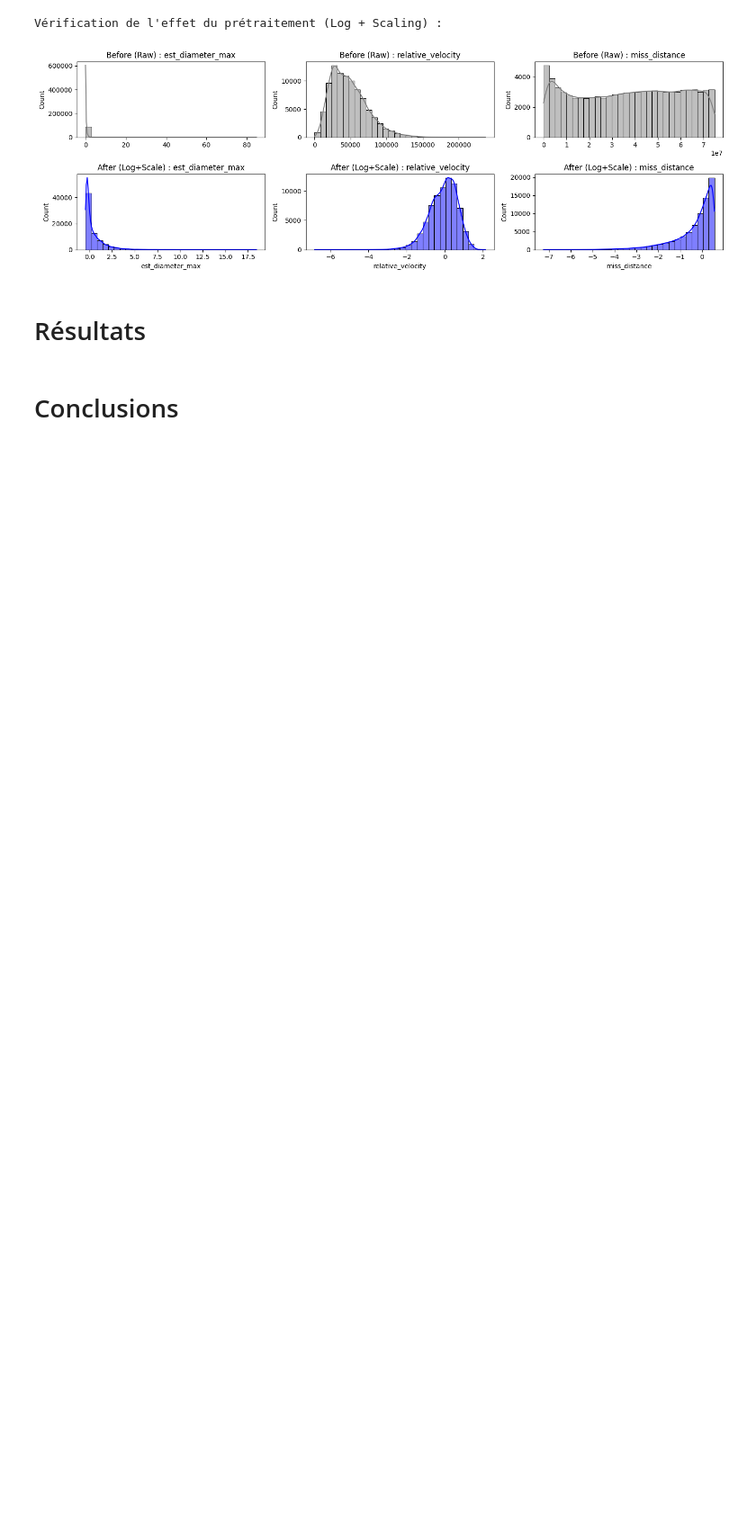
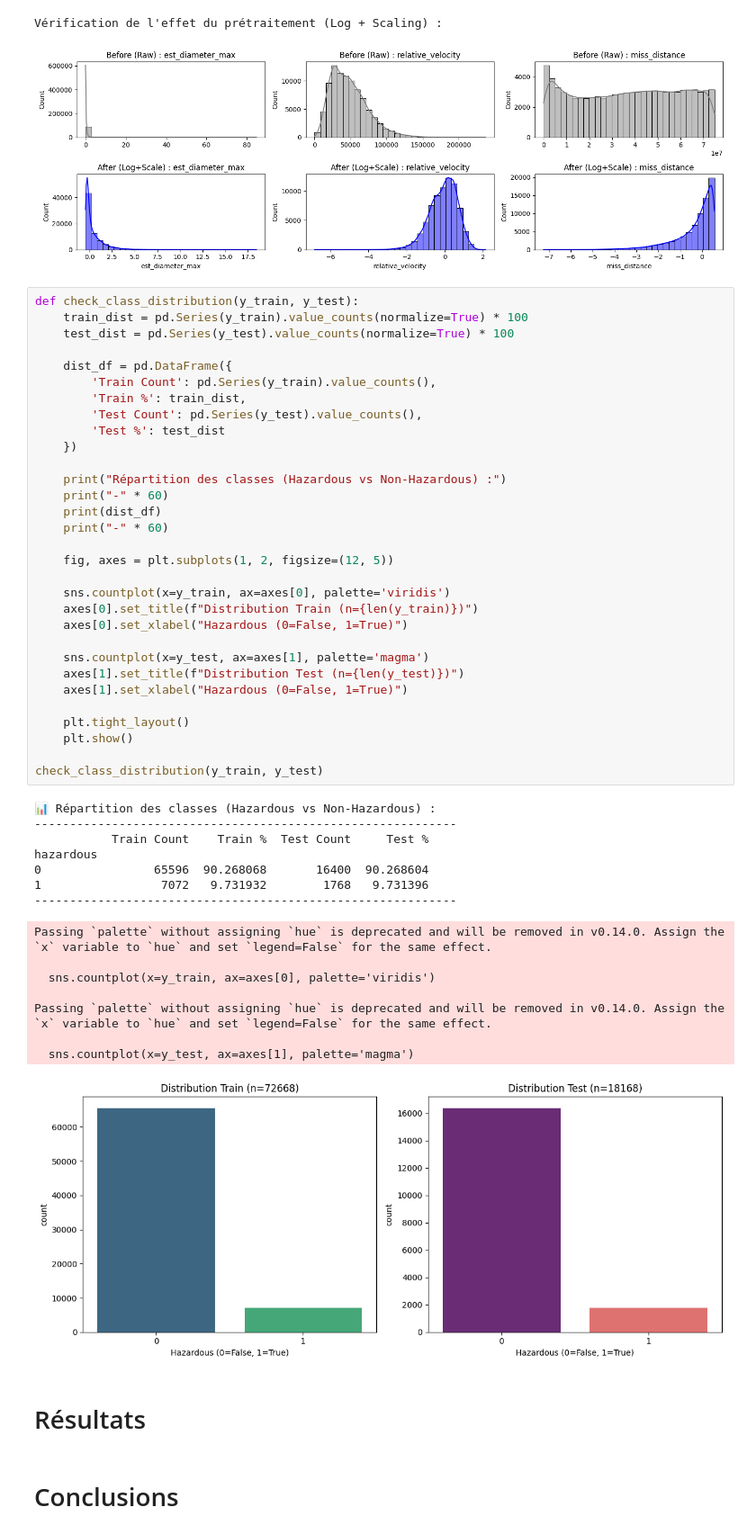
Before and after one commit to RobinBecard/NASA_Near-Earth-Objects_Classification, a Jupyter notebook: notebooks/IFT712_Project.ipynb, the cells around one changed output. Shown at 90% size. Drawn from its saved outputs; the diff is of its cells as text; blank space fills up the shorter version.

```diff
--- a/notebooks/IFT712_Project.ipynb
+++ b/notebooks/IFT712_Project.ipynb
@@ -321,6 +321,53 @@ plt.show()
 # %% [output]
 Vérification de l'effet du prétraitement (Log + Scaling) :
 [figure]
+# %%
+def check_class_distribution(y_train, y_test):
+    train_dist = pd.Series(y_train).value_counts(normalize=True) * 100
+    test_dist = pd.Series(y_test).value_counts(normalize=True) * 100
+
+    dist_df = pd.DataFrame({
+        'Train Count': pd.Series(y_train).value_counts(),
+        'Train %': train_dist,
+        'Test Count': pd.Series(y_test).value_counts(),
+        'Test %': test_dist
+    })
+
+    print("Répartition des classes (Hazardous vs Non-Hazardous) :")
+    print("-" * 60)
+    print(dist_df)
+    print("-" * 60)
+
+    fig, axes = plt.subplots(1, 2, figsize=(12, 5))
+
+    sns.countplot(x=y_train, ax=axes[0], palette='viridis')
+    axes[0].set_title(f"Distribution Train (n={len(y_train)})")
+    axes[0].set_xlabel("Hazardous (0=False, 1=True)")
+
+    sns.countplot(x=y_test, ax=axes[1], palette='magma')
+    axes[1].set_title(f"Distribution Test (n={len(y_test)})")
+    axes[1].set_xlabel("Hazardous (0=False, 1=True)")
+
+    plt.tight_layout()
+    plt.show()
+
+check_class_distribution(y_train, y_test)
+# %% [output]
+📊 Répartition des classes (Hazardous vs Non-Hazardous) :
+------------------------------------------------------------
+           Train Count    Train %  Test Count     Test %
+hazardous
+0                65596  90.268068       16400  90.268604
+1                 7072   9.731932        1768   9.731396
+------------------------------------------------------------
+Passing `palette` without assigning `hue` is deprecated and will be removed in v0.14.0. Assign the `x` variable to `hue` and set `legend=False` for the same effect.
+
+  sns.countplot(x=y_train, ax=axes[0], palette='viridis')
+
+Passing `palette` without assigning `hue` is deprecated and will be removed in v0.14.0. Assign the `x` variable to `hue` and set `legend=False` for the same effect.
+
+  sns.countplot(x=y_test, ax=axes[1], palette='magma')
+[figure, added]
 # %% [markdown]
 # Résultats
 # %% [markdown]
```
Also changed, not shown: 1 other file.
